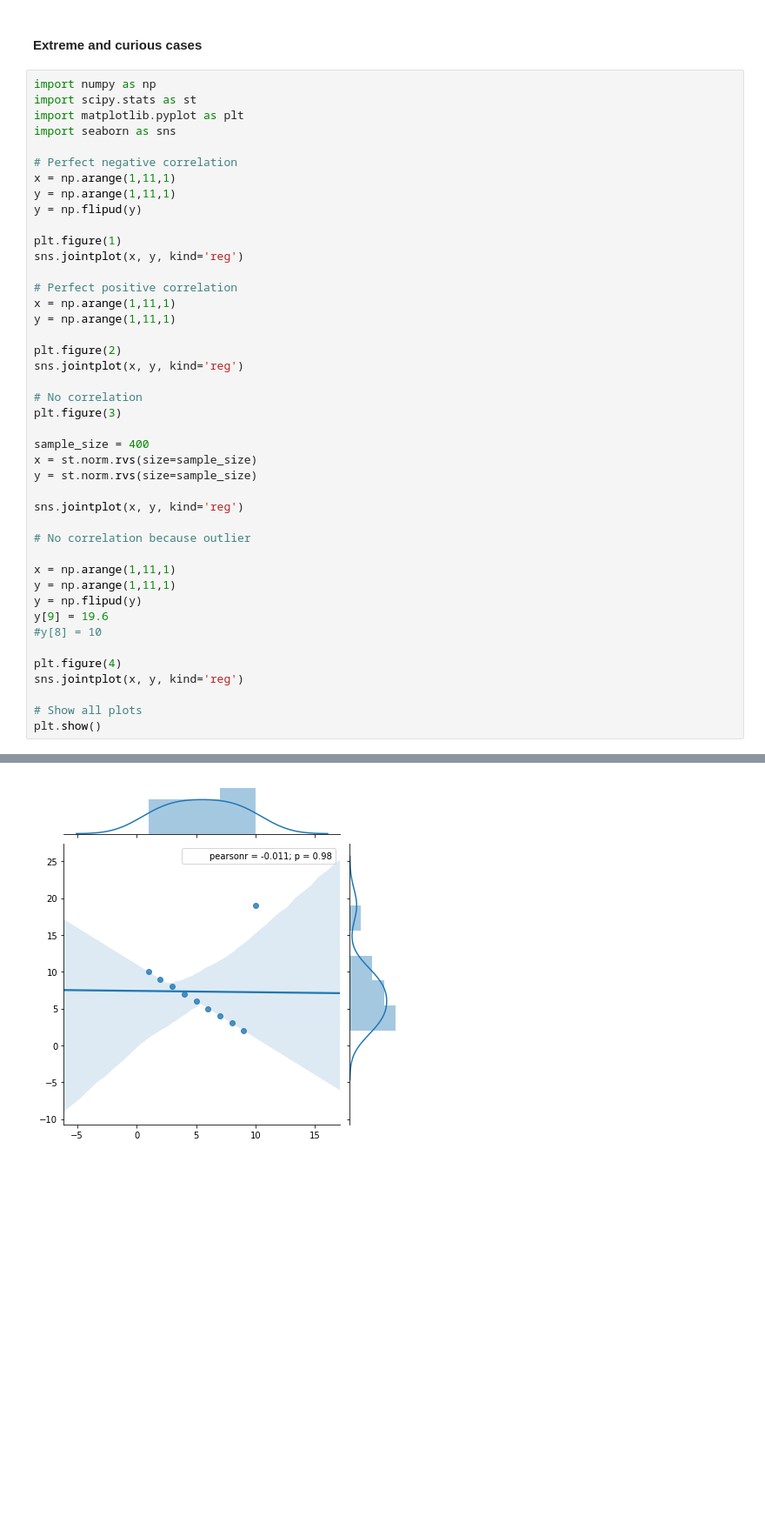
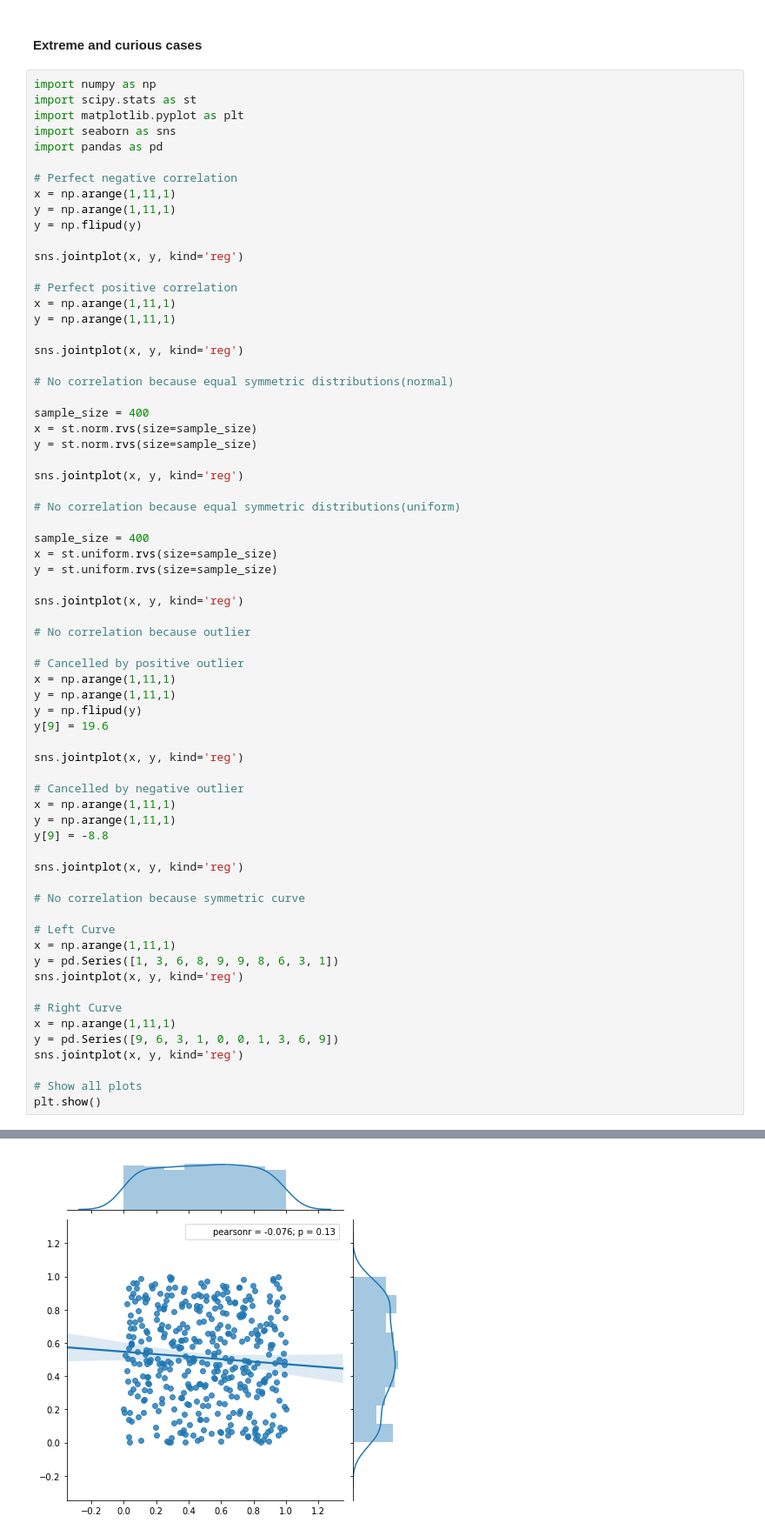
Before and after one commit to wilhelmamundsen/Statistics, a Jupyter notebook: correlation.ipynb, the cells around one changed output, grey strips where cells are left out. Shown at 87% size. Saved outputs shown, nothing was run; the diff lists cells and outputs as text; blank space fills up the shorter version.

Commit message:
added new graphs

```diff
--- a/correlation.ipynb
+++ b/correlation.ipynb
@@ -123,24 +123,22 @@ import numpy as np
 import scipy.stats as st
 import matplotlib.pyplot as plt
 import seaborn as sns
+import pandas as pd
 
 # Perfect negative correlation
 x = np.arange(1,11,1)
 y = np.arange(1,11,1)
 y = np.flipud(y)
 
-plt.figure(1)
 sns.jointplot(x, y, kind='reg')
 
 # Perfect positive correlation
 x = np.arange(1,11,1)
 y = np.arange(1,11,1)
 
-plt.figure(2)
 sns.jointplot(x, y, kind='reg')
 
-# No correlation
-plt.figure(3)
+# No correlation because equal symmetric distributions(normal)
 
 sample_size = 400
 x = st.norm.rvs(size=sample_size)
@@ -148,15 +146,41 @@ y = st.norm.rvs(size=sample_size)
 
 sns.jointplot(x, y, kind='reg')
 
+# No correlation because equal symmetric distributions(uniform)
+
+sample_size = 400
+x = st.uniform.rvs(size=sample_size)
+y = st.uniform.rvs(size=sample_size)
+
+sns.jointplot(x, y, kind='reg')
+
 # No correlation because outlier
 
+# Cancelled by positive outlier
 x = np.arange(1,11,1)
 y = np.arange(1,11,1)
 y = np.flipud(y)
 y[9] = 19.6
-#y[8] = 10
 
-plt.figure(4)
+sns.jointplot(x, y, kind='reg')
+
+# Cancelled by negative outlier
+x = np.arange(1,11,1)
+y = np.arange(1,11,1)
+y[9] = -8.8
+
+sns.jointplot(x, y, kind='reg')
+
+# No correlation because symmetric curve
+
+# Left Curve
+x = np.arange(1,11,1)
+y = pd.Series([1, 3, 6, 8, 9, 9, 8, 6, 3, 1])
+sns.jointplot(x, y, kind='reg')
+
+# Right Curve
+x = np.arange(1,11,1)
+y = pd.Series([9, 6, 3, 1, 0, 0, 1, 3, 6, 9])
 sns.jointplot(x, y, kind='reg')
 
 # Show all plots
@@ -169 +192 @@ plt.show()
-[figure, old version]
+[figure, new version]
```
Also changed, not shown: parts of 1 cell of this notebook.
